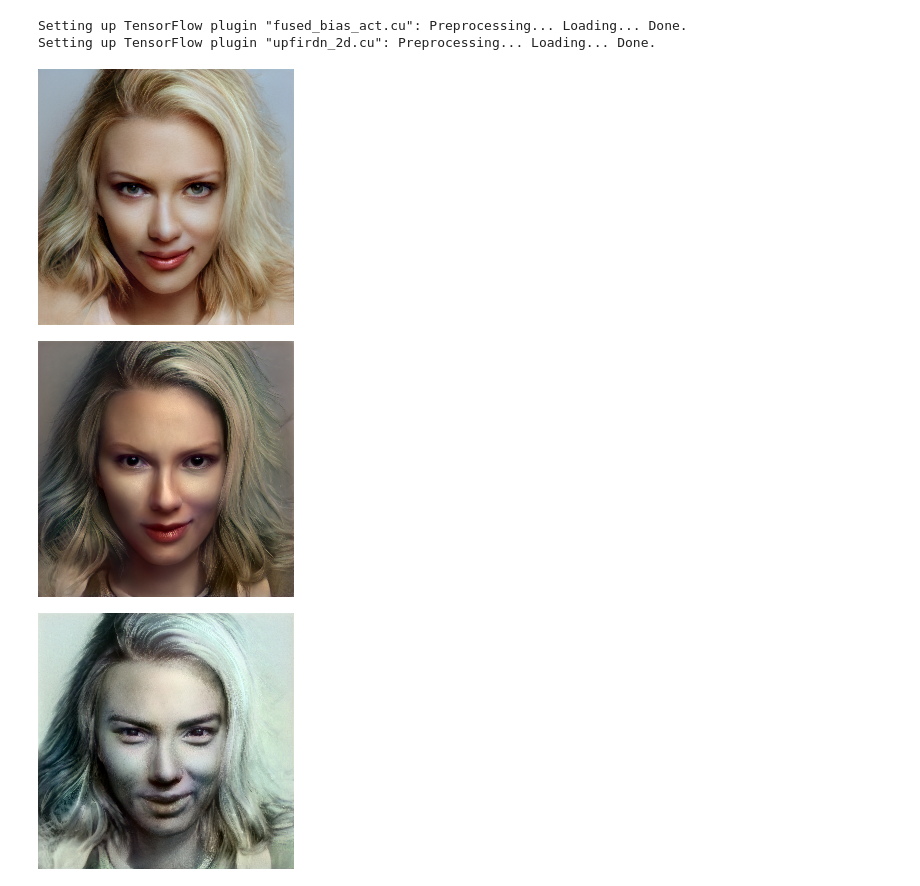
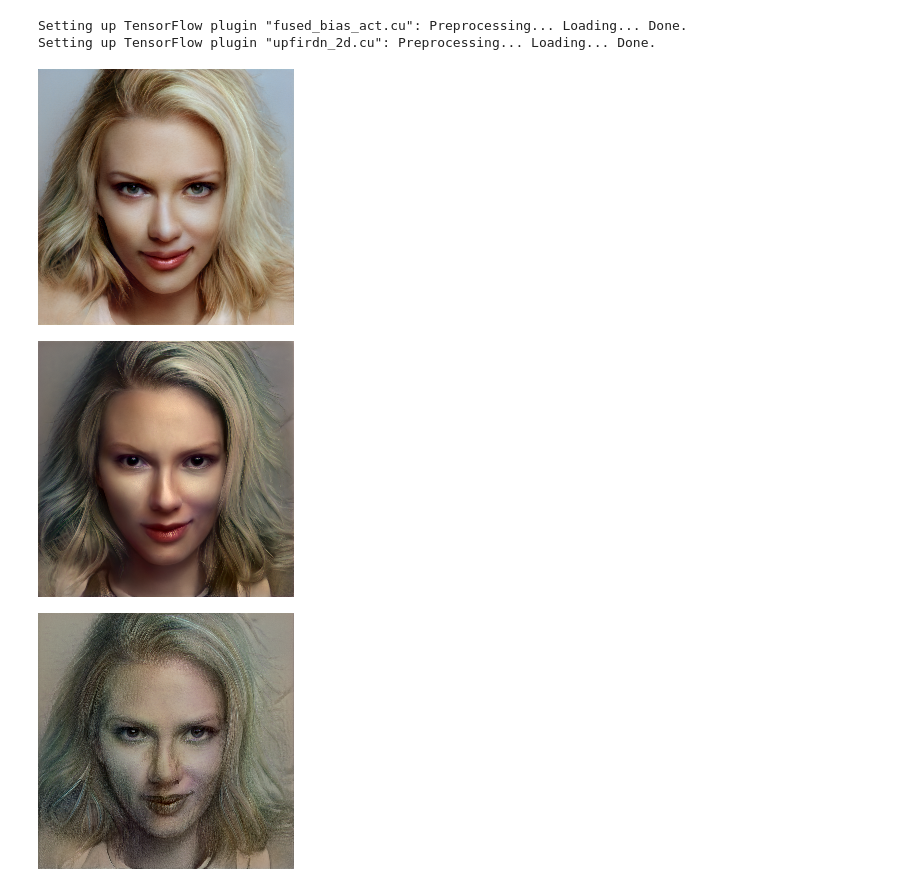
Before and after one commit to jasonlbx13/FaceHack, a Jupyter notebook: face_gan/style.ipynb, the cells around one changed output. Drawn from its saved outputs; the diff is of its cells as text; code cells hidden in the pictures.

```diff
--- a/face_gan/style.ipynb
+++ b/face_gan/style.ipynb
@@ -24,23 +26,23 @@ Setting up TensorFlow plugin "upfirdn_2d.cu": Preprocessing... Loading... Done.
 # %%
 pic1 = np.load('./latent_representations/sjl.npy')
 pic2 = np.load('./latent_style/tianshi.npy')
-pic3 = np.load('./latent_style/sumiao4.npy')
+pic3 = np.load('./latent_style/sumiao3.npy')
 
 img1 = Gs_network.components.synthesis.run(pic1[np.newaxis, :], **Gs_syn_kwargs)
 img1 = Image.fromarray(img1[0])
 img1.resize((256,256))
 pic1[9:] = pic2[9:]
 img2 = Gs_network.components.synthesis.run(pic1[np.newaxis, :], **Gs_syn_kwargs)
 img2 = Image.fromarray(img2[0])
 img2.resize((256,256))
 pic1[9:] = pic3[9:]
 img2 = Gs_network.components.synthesis.run(pic1[np.newaxis, :], **Gs_syn_kwargs)
 img2 = Image.fromarray(img2[0])
 img2.resize((256,256))
 # %% [output]
 [figure]
 [figure]
-[figure, old version]
+[figure, new version]
 # %%
 Image.fromarray(Gs_network.components.synthesis.run(pic2[np.newaxis, :], **Gs_syn_kwargs)[0]).resize((256,256))
 Image.fromarray(Gs_network.components.synthesis.run(pic3[np.newaxis, :], **Gs_syn_kwargs)[0]).resize((256,256))
```
Also changed, not shown: parts of 10 cells of this notebook, 27 other files.
